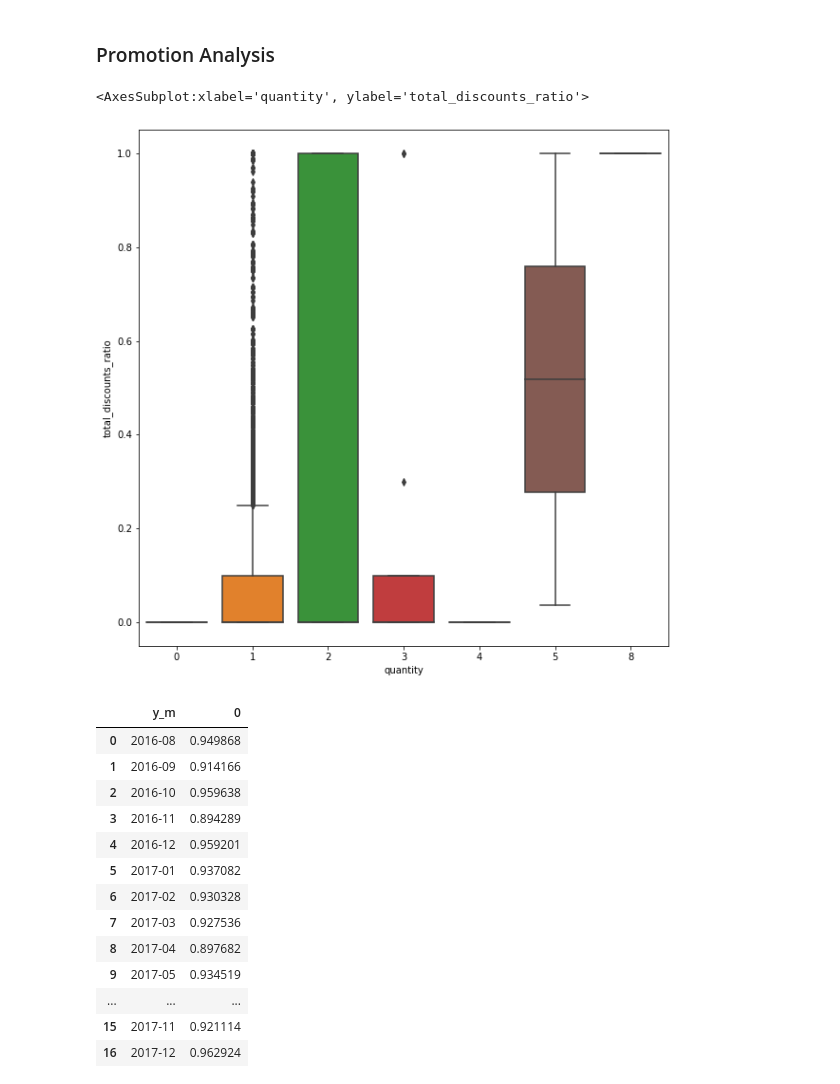
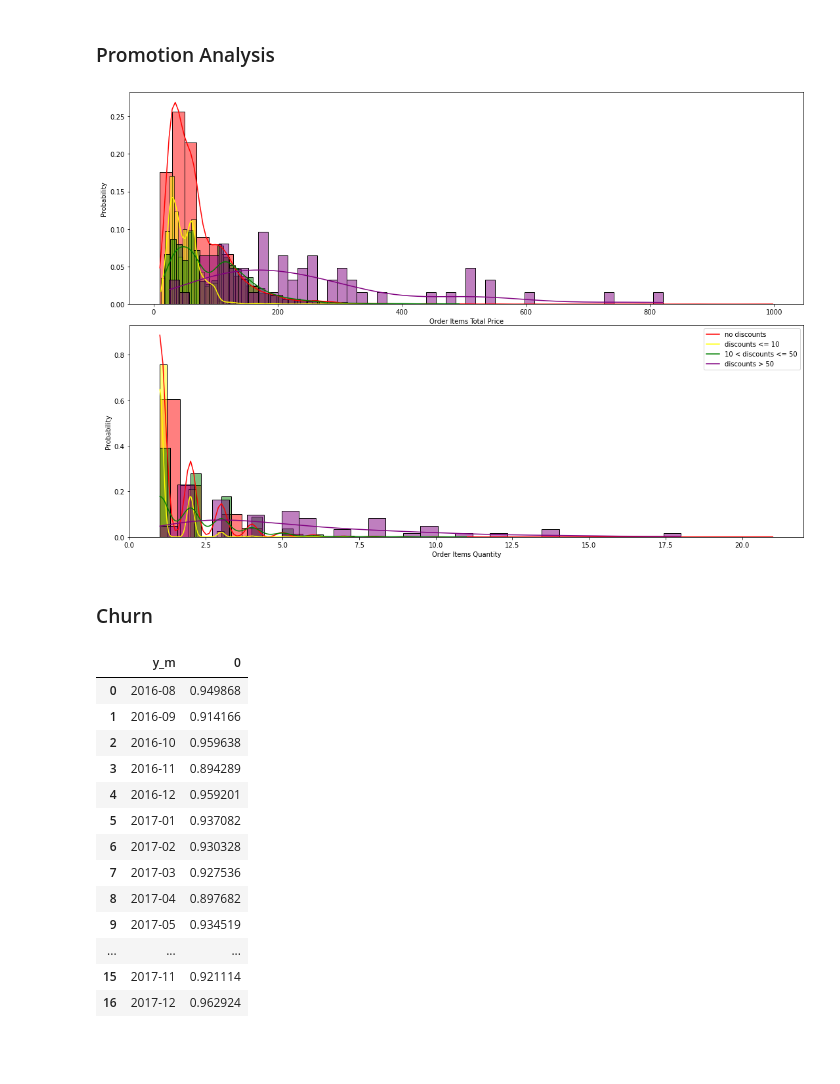
Before and after one commit to ryq99/Use_Case_Backlogs, a Jupyter notebook: ecommerce-project.ipynb, the cells around one changed output. Cells and saved outputs as stored; diff of their text form; code cells hidden in the pictures; blank space fills up the shorter version.

```diff
--- a/ecommerce-project.ipynb
+++ b/ecommerce-project.ipynb
@@ -599,12 +597,2 @@ basket.sort_values(by=['percentage_purchase_together'], ascending=False).head(10
 # %% [markdown]
 ### Promotion Analysis
-# %%
-# 3. How’s the sales of different products with discount? Does the discount promote sales?
-prod_order['total_discounts_ratio'] = np.round((prod_order['total_line_items_price'] - prod_order['subtotal_price']) / prod_order['total_line_items_price'], 4)
-
-# In general
-plt.figure(figsize=(10, 10))
-sns.boxplot(data=prod_order, y='total_discounts_ratio', x='quantity')
-# %% [output]
-<AxesSubplot:xlabel='quantity', ylabel='total_discounts_ratio'>
-[figure, removed]
@@ -618,3 +599,28 @@ sns.boxplot(data=prod_order, y='total_discounts_ratio', x='quantity')
+# %%
+target_order_ids = np.intersect1d(orders.loc[lambda x:
+                                             (x['financial_status'] != 'refunded') &
+                                             (x['fulfillment_status'] == 'fulfilled'), 'order_id'].tolist(),
+                                  transactions.loc[lambda x: x['transaction_status'] == 'success', 'order_id'].tolist())
+
+fig, (ax1, ax2) = plt.subplots(nrows=2, ncols=1, figsize=(15, 10))
+fig.tight_layout()
+sns.histplot(orders.loc[lambda x: x['order_id'].isin(target_order_ids)].loc[lambda x: x['total_discounts'] == 0]['total_line_items_price'], ax=ax1, bins=50, stat='probability', color='red', label='no discounts', kde=True);
+sns.histplot(orders.loc[lambda x: x['order_id'].isin(target_order_ids)].loc[lambda x: (x['total_discounts'] > 0) & (x['total_discounts'] <= 10)]['total_line_items_price'], ax=ax1, bins=50, stat='probability', color='yellow', label='discounts <= 10', kde=True);
+sns.histplot(orders.loc[lambda x: x['order_id'].isin(target_order_ids)].loc[lambda x: (x['total_discounts'] > 10) & (x['total_discounts'] <= 50)]['total_line_items_price'], ax=ax1, bins=50, stat='probability', color='green', label='10 < discounts <= 50', kde=True);
+sns.histplot(orders.loc[lambda x: x['order_id'].isin(target_order_ids)].loc[lambda x: x['total_discounts'] > 50]['total_line_items_price'], ax=ax1, bins=50, stat='probability', color='purple', label='discounts > 50', kde=True);
+plt.legend(['no discounts', 'discounts <= 10', '10 < discounts <= 50', 'discounts > 50'])
+ax1.set_xlabel('Order Items Total Price')
+
+sns.histplot(prod_order.loc[lambda x: x['order_id'].isin(target_order_ids)].loc[lambda x: x['total_discounts'] == 0].groupby(['order_id'])['quantity'].sum(), ax=ax2, bins=30, stat='probability', color='red', label='no discounts', kde=True);
+sns.histplot(prod_order.loc[lambda x: x['order_id'].isin(target_order_ids)].loc[lambda x: (x['total_discounts'] > 0) & (x['total_discounts'] <= 10)].groupby(['order_id'])['quantity'].sum(), ax=ax2, bins=30, stat='probability', color='yellow', label='discounts <= 10', kde=True);
+sns.histplot(prod_order.loc[lambda x: x['order_id'].isin(target_order_ids)].loc[lambda x: (x['total_discounts'] > 10) & (x['total_discounts'] <= 50)].groupby(['order_id'])['quantity'].sum(), ax=ax2, bins=30, stat='probability', color='green', label='10 < discounts <= 50', kde=True);
+sns.histplot(prod_order.loc[lambda x: x['order_id'].isin(target_order_ids)].loc[lambda x: x['total_discounts'] > 50].groupby(['order_id'])['quantity'].sum(), ax=ax2, bins=30, stat='probability', color='purple', label='discounts > 50', kde=True);
+plt.legend(['no discounts', 'discounts <= 10', '10 < discounts <= 50', 'discounts > 50'])
+ax2.set_xlabel('Order Items Quantity');
+# %% [output]
+[figure, added]
+# %% [markdown]
+### Churn
 # %%
 customer_order = pd.merge(customers.rename(columns={'id':'customer_id', 'created_at':'customer_created_at'}),
          orders.rename(columns={'id':'order_id', 'created_at':'order_created_at'}),
```
Also changed, not shown: parts of 2 cells of this notebook.
